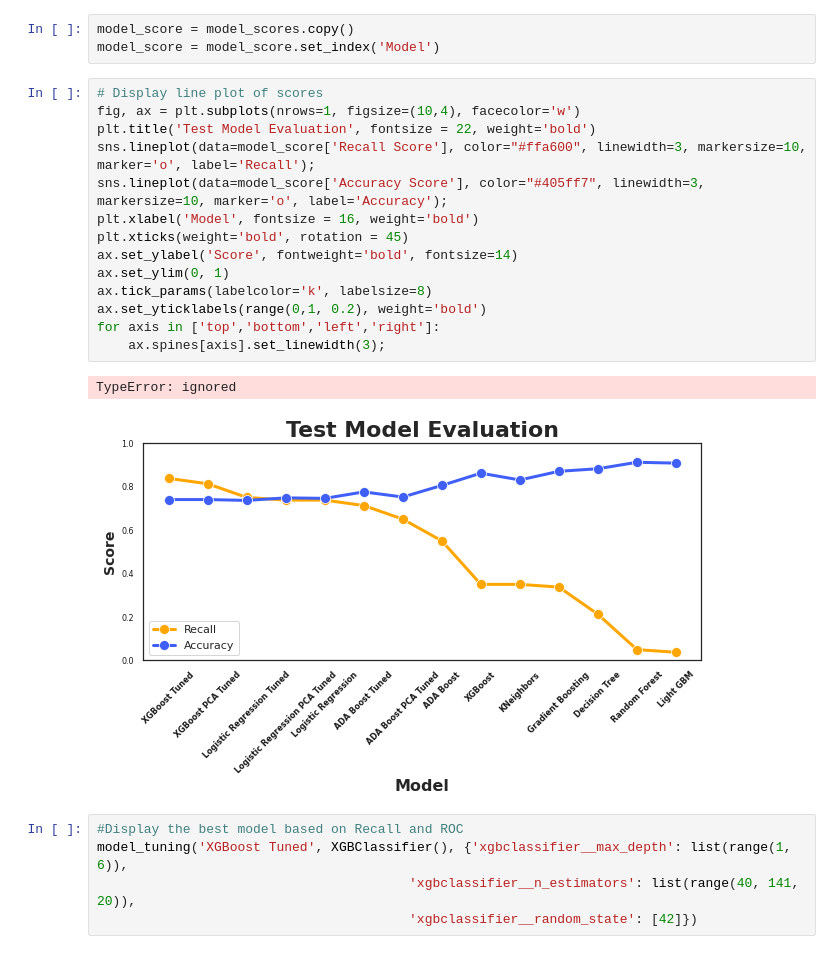
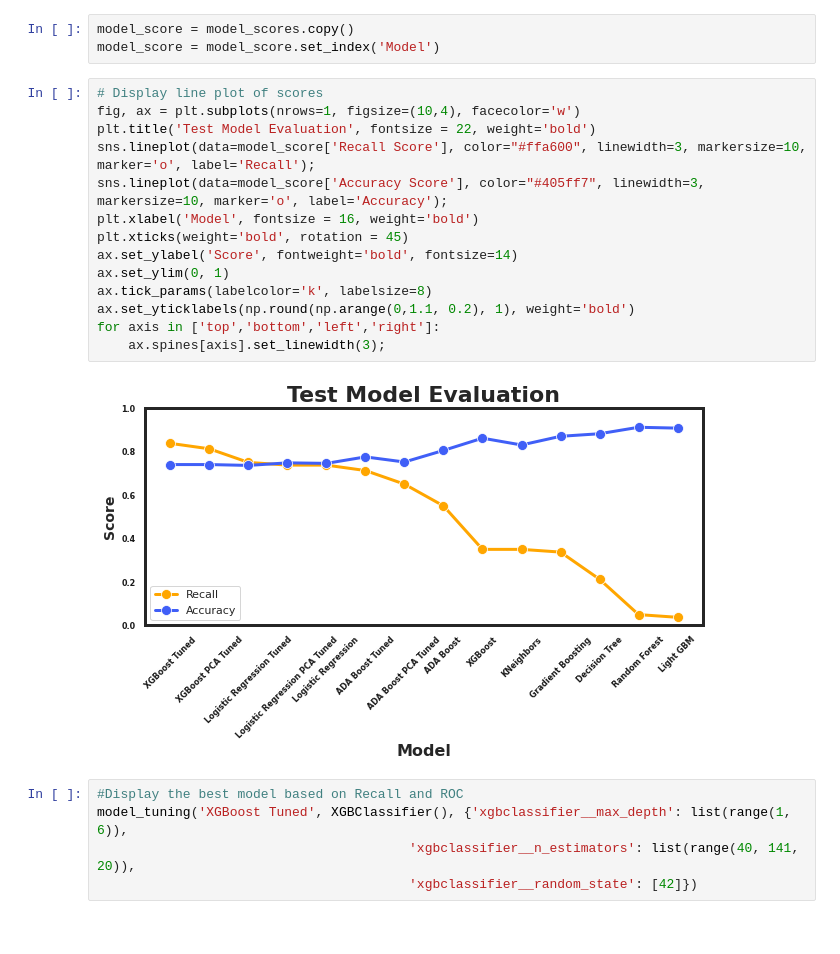
Before and after one commit to coding-dojo-data-science/Project-2-exemplar, a Jupyter notebook: Stroke_Prediction_Project.ipynb, the cells around one changed output. Drawn from its saved outputs; the diff is of its cells as text.

```diff
--- a/Stroke_Prediction_Project.ipynb
+++ b/Stroke_Prediction_Project.ipynb
@@ -1328,20 +1327,19 @@ model_score = model_score.set_index('Model')
 # %%
 # Display line plot of scores
 fig, ax = plt.subplots(nrows=1, figsize=(10,4), facecolor='w')
 plt.title('Test Model Evaluation', fontsize = 22, weight='bold')
 sns.lineplot(data=model_score['Recall Score'], color="#ffa600", linewidth=3, markersize=10, marker='o', label='Recall');
 sns.lineplot(data=model_score['Accuracy Score'], color="#405ff7", linewidth=3, markersize=10, marker='o', label='Accuracy');
 plt.xlabel('Model', fontsize = 16, weight='bold')
 plt.xticks(weight='bold', rotation = 45)
 ax.set_ylabel('Score', fontweight='bold', fontsize=14)
 ax.set_ylim(0, 1)
 ax.tick_params(labelcolor='k', labelsize=8)
-ax.set_yticklabels(range(0,1, 0.2), weight='bold')
+ax.set_yticklabels(np.round(np.arange(0,1.1, 0.2), 1), weight='bold')
 for axis in ['top','bottom','left','right']:
     ax.spines[axis].set_linewidth(3);
 # %% [output]
-TypeError: ignored
-[figure, old version]
+[figure, new version]
 # %%
 #Display the best model based on Recall and ROC
 model_tuning('XGBoost Tuned', XGBClassifier(), {'xgbclassifier__max_depth': list(range(1, 6)),
```
Also changed, not shown: parts of 7 cells of this notebook.
